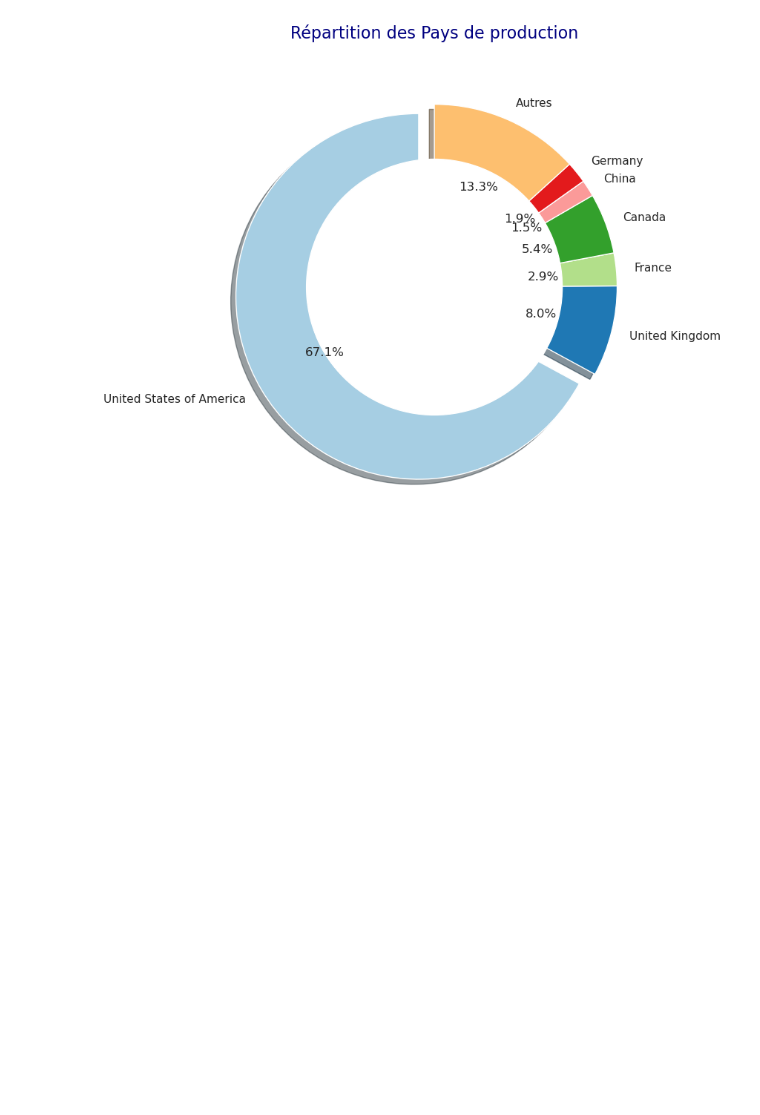
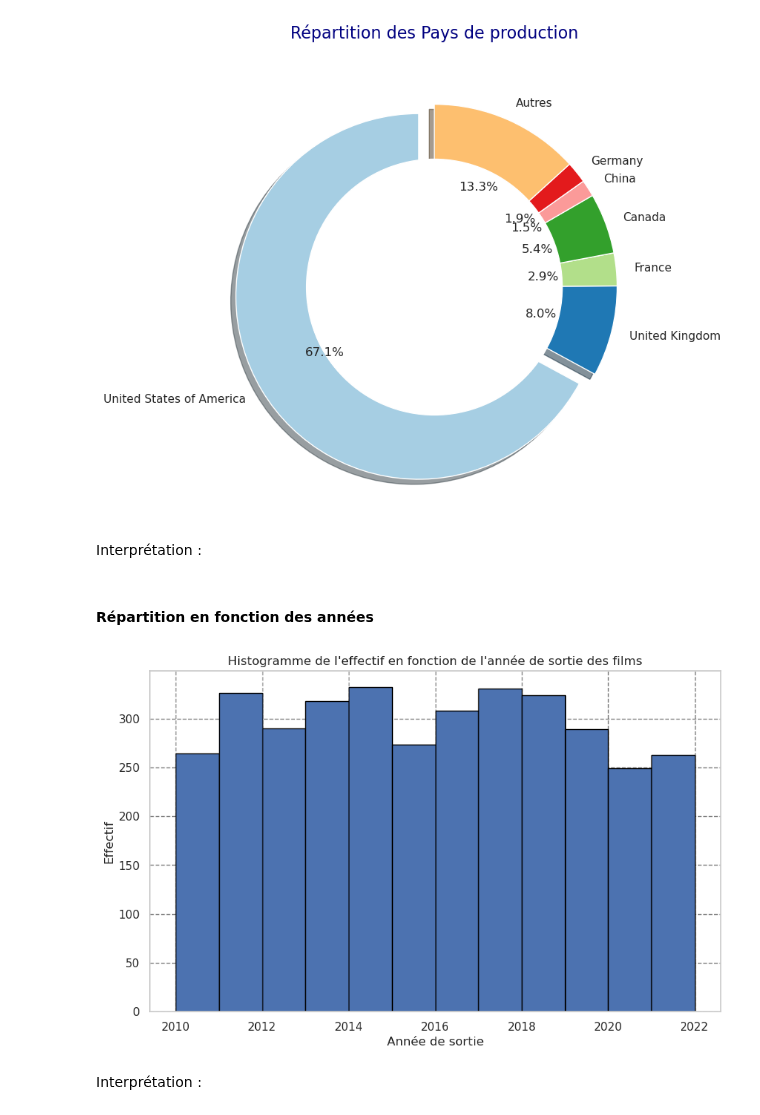
Before and after one commit to mass2330/python_ds_film, a Jupyter notebook: stat_des.ipynb, the cells around one changed output. Cells and saved outputs as stored; diff of their text form; code cells hidden in the pictures; blank space fills up the shorter version.

```diff
--- a/stat_des.ipynb
+++ b/stat_des.ipynb
@@ -200,18 +200,18 @@ Liste des producteurs uniques :
 # %%
 # Supposons que df_modified soit votre dataframe et 'genres' la colonne contenant les genres
 # Divisez les genres en colonnes de dummies
-df_dummies = df_modified['production_companies'].str.get_dummies(', ')
+#df_dummies = df_modified['production_companies'].str.get_dummies(', ')
 
 # Groupby sur l'index et sommez les valeurs (évite les duplications)
-df_dummies_grouped = df_dummies.groupby(df_dummies.index).sum()
+#df_dummies_grouped = df_dummies.groupby(df_dummies.index).sum()
 
 # Ajoutez les colonnes de dummies à votre dataframe d'origine
-df_modified = pd.concat([df_modified, df_dummies_grouped], axis=1)
+#df_modified = pd.concat([df_modified, df_dummies_grouped], axis=1)
 
 # Supprimez la colonne 'genres' si nécessaire
 #df_modified = df_modified.drop('genres', axis=1)
 
 # Affichez le résultat
 # Affichez le DataFrame avec les colonnes encodées
-df_modified.head()
+#df_modified.head()
 #df_modified.to_csv("df_modified.csv", index=False)
@@ -291,6 +289,9 @@ df_modified['annee_sortie_y'].fillna(df_modified['annee_sortie_x'], inplace=True
 # %%
 df_modified = df_modified.drop(['date', 'mois_sortie_x', 'annee_sortie_x','genres'], axis=1)
 df_modified = df_modified.rename(columns={'mois_sortie_y': 'mois_sortie', 'annee_sortie_y': 'annee_sortie'})
+df_modified["annee_sortie"]=df_modified["annee_sortie"].astype(int)
+df_modified["mois_sortie"]=df_modified["mois_sortie"].astype(int)
+
 df_modified.to_csv("df_modified.csv", index=False)
 # %% [markdown]
 ### On obtient donc à ce niveau la table df_modified finale avec laquelle on peut faire de la data visualisation et des stat descriptives
@@ -424,3 +425,21 @@ plt.title('Répartition des Pays de production', pad=20, fontsize=16, color='nav
 plt.show()
 # %% [output]
 [figure]
+# %% [markdown]
+Interprétation :
+# %% [markdown]
+#### Répartition en fonction des années
+# %%
+
+# Création de l'histogramme
+plt.figure(figsize=(10, 6))
+plt.hist(df_modified['annee_sortie'], bins=range(df_modified['annee_sortie'].min(), df_modified['annee_sortie'].max() + 1), edgecolor='black')
+plt.grid(linestyle = "dashed", alpha = 0.5, color = "black")
+plt.xlabel('Année de sortie')
+plt.ylabel('Effectif')
+plt.title('Histogramme de l\'effectif en fonction de l\'année de sortie des films')
+plt.show()
+# %% [output]
+[figure, added]
+# %% [markdown]
+Interprétation :
```
Also changed, not shown: parts of 1 cell of this notebook.
